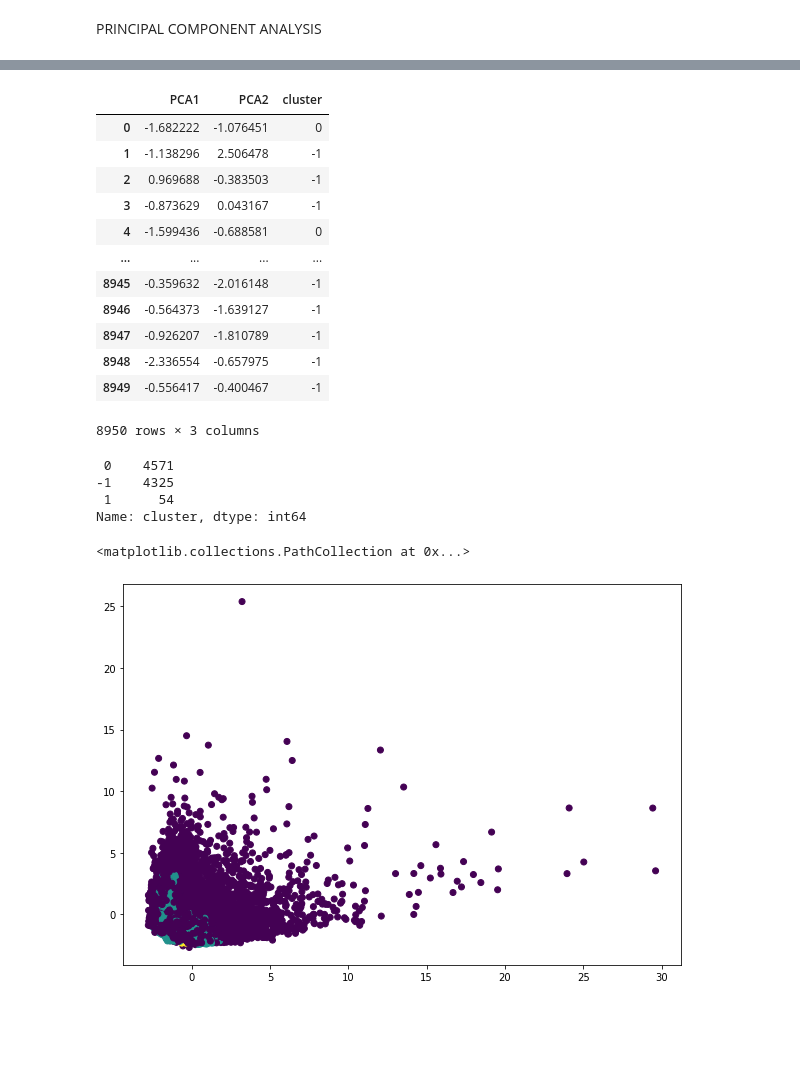
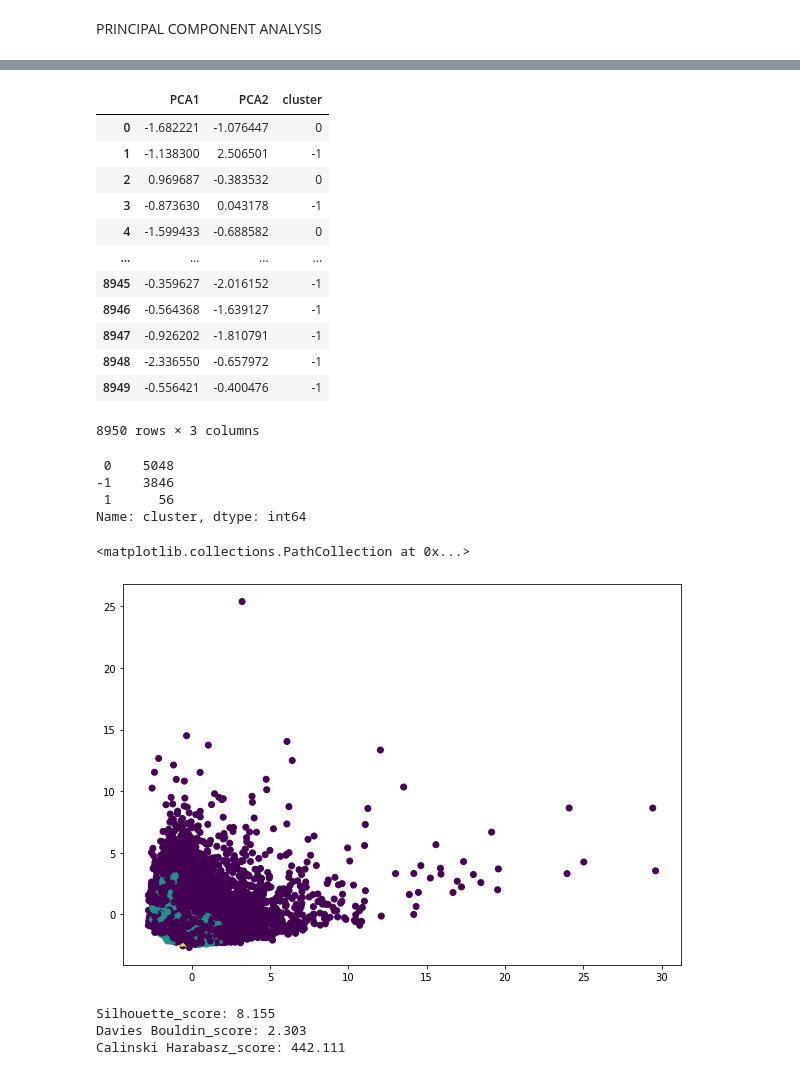
Before and after one commit to Tobi-DataDetective/Customer_Segmentation, a Jupyter notebook: CustomerDataWorkSpace/Dbscan/DBscan_std_attempt2_noise.ipynb, the cells around one changed output, grey strips where cells are left out. Saved outputs shown, nothing was run; the diff lists cells and outputs as text; code cells hidden in the pictures; blank space fills up the shorter version.

Commit message:
dbscan

```diff
--- a/CustomerDataWorkSpace/Dbscan/DBscan_std_attempt2_noise.ipynb
+++ b/CustomerDataWorkSpace/Dbscan/DBscan_std_attempt2_noise.ipynb
@@ -103,6 +103,6 @@ plt.show()
 # %%
-km= DBSCAN(eps=1.06, min_samples=min_samples)
-df['cluster4'] = km.fit_predict(df[col_list])
+km= DBSCAN(eps=1.2, min_samples=min_samples)
+df['cluster'] = km.fit_predict(df[col_list])
 
-df.cluster4.value_counts()
+df.cluster.value_counts()
 # %% [output]
@@ -129,30 +115,43 @@ pca_df = pd.DataFrame(data=principal_comp, columns=['PCA1','PCA2'])
+# %%
+df_frame=df[['BALANCE', 'BALANCE_FREQUENCY', 'PURCHASES', 'ONEOFF_PURCHASES',
+       'INSTALLMENTS_PURCHASES', 'CASH_ADVANCE', 'PURCHASES_FREQUENCY',
+       'ONEOFF_PURCHASES_FREQUENCY', 'PURCHASES_INSTALLMENTS_FREQUENCY',
+       'CASH_ADVANCE_FREQUENCY', 'CASH_ADVANCE_TRX', 'PURCHASES_TRX',
+       'CREDIT_LIMIT', 'PAYMENTS', 'MINIMUM_PAYMENTS', 'PRC_FULL_PAYMENT',
+       'TENURE']]
 # %%
+pca = PCA(n_components= 2)
+principal_comp= pca.fit_transform(df_frame)
+principal_comp
+
+pca_df = pd.DataFrame(data=principal_comp, columns=['PCA1','PCA2'])
+
 pca_df
 
 # df_cluster_pca = pd.concat([pca_df, pd.DataFrame({'cluster':y_cluster_dbs})], axis=1)
 df_cluster_pca = pd.concat([pca_df, df['cluster']], axis=1)
 
 df_cluster_pca
 # %% [output]
 |  | PCA1 | PCA2 | cluster |
-| 0 | -1.682222 | -1.076451 | 0 |
-| 1 | -1.138296 | 2.506478 | -1 |
-| 2 | 0.969688 | -0.383503 | -1 |
-| 3 | -0.873629 | 0.043167 | -1 |
-| 4 | -1.599436 | -0.688581 | 0 |
+| 0 | -1.682221 | -1.076447 | 0 |
+| 1 | -1.138300 | 2.506501 | -1 |
+| 2 | 0.969687 | -0.383532 | 0 |
+| 3 | -0.873630 | 0.043178 | -1 |
+| 4 | -1.599433 | -0.688582 | 0 |
 | ... | ... | ... | ... |
-| 8945 | -0.359632 | -2.016148 | -1 |
-| 8946 | -0.564373 | -1.639127 | -1 |
-| 8947 | -0.926207 | -1.810789 | -1 |
-| 8948 | -2.336554 | -0.657975 | -1 |
-| 8949 | -0.556417 | -0.400467 | -1 |
+| 8945 | -0.359627 | -2.016152 | -1 |
+| 8946 | -0.564368 | -1.639127 | -1 |
+| 8947 | -0.926202 | -1.810791 | -1 |
+| 8948 | -2.336550 | -0.657972 | -1 |
+| 8949 | -0.556421 | -0.400476 | -1 |
 8950 rows × 3 columns
 # %%
 df_cluster_pca.cluster.value_counts()
 # %% [output]
- 0    4571
--1    4325
- 1      54
+ 0    5048
+-1    3846
+ 1      56
 Name: cluster, dtype: int64
 # %%
 #Plot
@@ -160,4 +159,21 @@ plt.figure(figsize=(10,7))
 plt.scatter(df_cluster_pca['PCA1'],df_cluster_pca['PCA2'],c=df_cluster_pca['cluster'])
 # %% [output]
 <matplotlib.collections.PathCollection at 0x...>
-[figure, old version]
+[figure, new version]
+# %%
+from sklearn.metrics import silhouette_samples, silhouette_score,calinski_harabasz_score, davies_bouldin_score, adjusted_mutual_info_score, mutual_info_score
+
+shil_score = silhouette_score(df_frame, df['cluster'], metric='euclidean')*100
+print('Silhouette_score: %.3f' % shil_score)
+
+
+db_score = davies_bouldin_score(df_frame, df['cluster'])
+print('Davies Bouldin_score: %.3f' % db_score)
+
+
+cali_score = calinski_harabasz_score(df_frame, df['cluster'])
+print('Calinski Harabasz_score: %.3f' % cali_score)
+# %% [output]
+Silhouette_score: 8.155
+Davies Bouldin_score: 2.303
+Calinski Harabasz_score: 442.111
```
Also changed, not shown: parts of 7 cells of this notebook, 1 other file.
